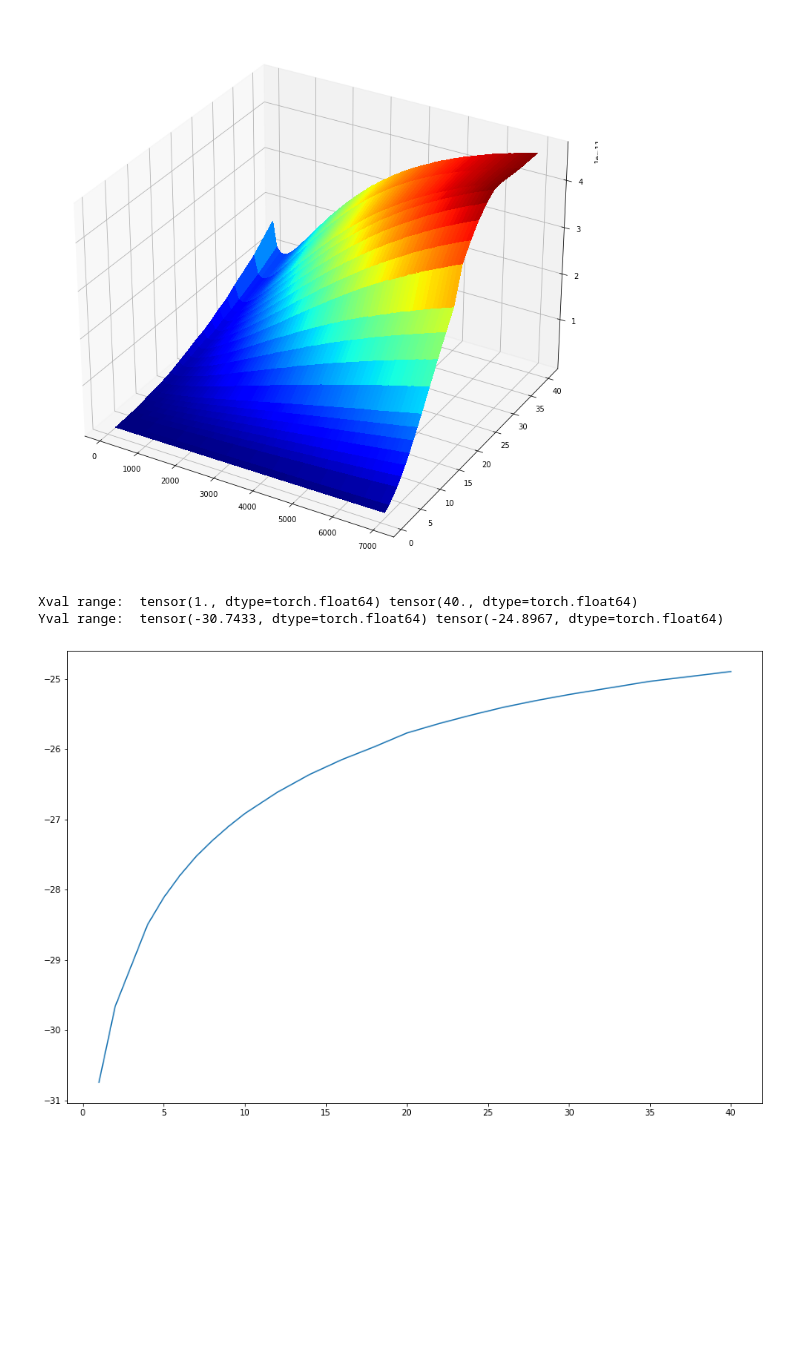
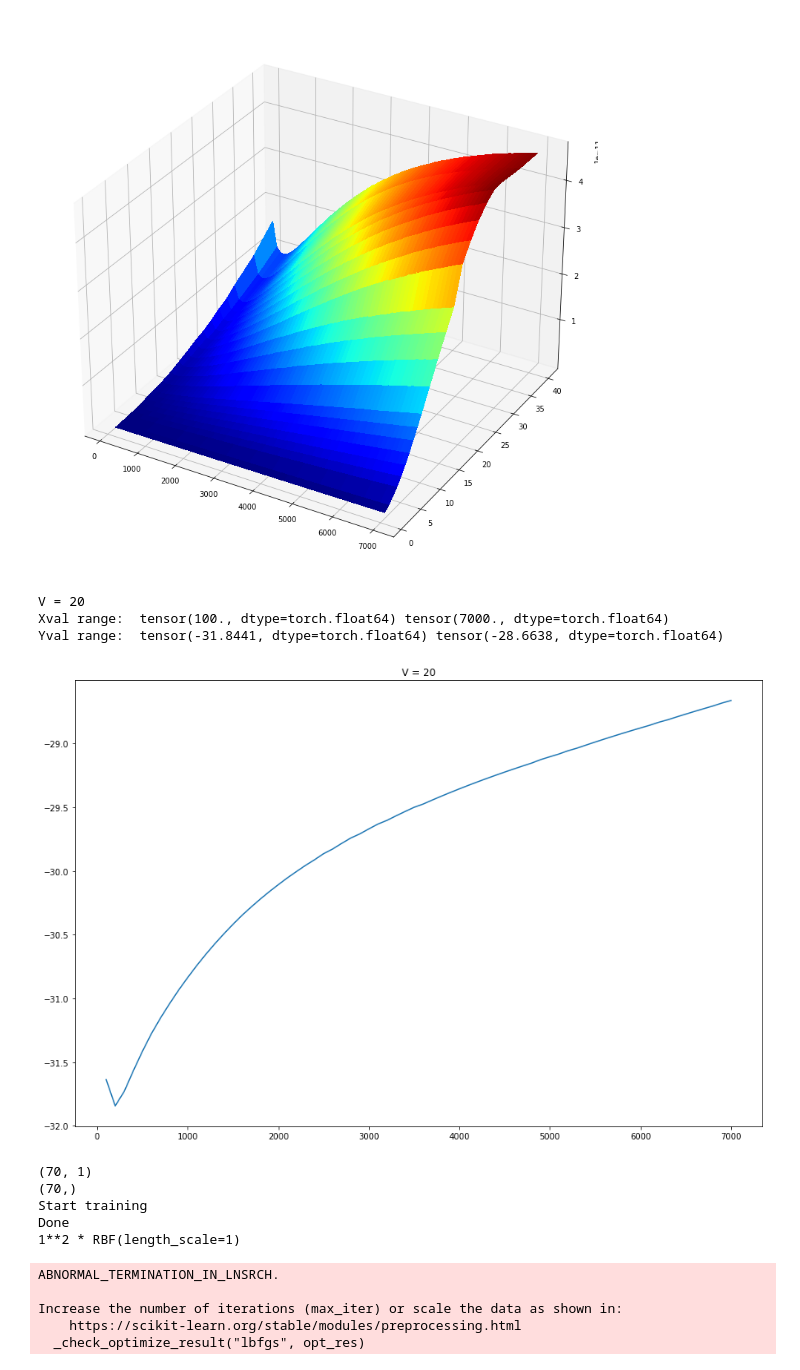
Before and after one commit to lstorchi/CurveFittingML, a Jupyter notebook: fittingviaGP.ipynb, the cells around one changed output. Cells and saved outputs as stored; diff of their text form; code cells hidden in the pictures; blank space fills up the shorter version.

```diff
--- a/fittingviaGP.ipynb
+++ b/fittingviaGP.ipynb
@@ -95,8 +111,5 @@ def plotfull3dcurve (df, vib_values, temp_values):
 filename = "N2N2_dataset.xls"
 df, vib_values , temp_values = filterinitialset (filename)
 plotfull3dcurve (df, vib_values, temp_values)
-
-train_x = torch.linspace(0, 1, len(vib_values), dtype=torch.float64)
-train_y = torch.linspace(0, 1, len(vib_values), dtype=torch.float64)
 # %% [output]
 [figure]
@@ -103,26 +210,55 @@ train_y = torch.linspace(0, 1, len(vib_values), dtype=torch.float64)
 # %%
-selectedtemp = temp_values[10]
+usescikt = True
 
-for idx in range(len(vib_values)):
-    train_x[idx] = vib_values[idx]
+train_x = torch.linspace(0, 1, len(temp_values), dtype=torch.float64)
+train_y = torch.linspace(0, 1, len(temp_values), dtype=torch.float64)
 
-    yval = df[selectedtemp].values[idx]
-    #usinh log sdcale
-    yval = math.log(yval)
-    train_y[idx] = yval
+for vibidx, selectedvib in enumerate(vib_values[13:14]):
 
-minx = torch.min(train_x)
-maxx = torch.max(train_x)
-print("Xval range: ", minx, maxx)
+    for idx, t in enumerate(temp_values):
+        train_x[idx] = t
 
-miny = torch.min(train_y)
-maxy = torch.max(train_y)
-print("Yval range: ", miny, maxy)
+        yval = df[t].values[vibidx]
+        yval = math.log(yval)
+        train_y[idx] = yval
 
-plt.plot(train_x.numpy(), train_y.numpy())
-plt.gcf().set_size_inches(15, 10)
-plt.show()
+    print("V = " + str(selectedvib))
+    minx = torch.min(train_x)
+    maxx = torch.max(train_x)
+    print("Xval range: ", minx, maxx)
+
+    miny = torch.min(train_y)
+    maxy = torch.max(train_y)
+    print("Yval range: ", miny, maxy)
+
+    plt.title("V = " + str(selectedvib))
+    plt.plot(train_x.numpy(), train_y.numpy())
+    plt.gcf().set_size_inches(15, 10)
+    plt.show()
+
+    if usescikt:
+        x = train_x.numpy().reshape(-1, 1)
+        y = train_y.numpy()
+
+        print(x.shape)
+        print(y.shape)
+
+        fitusingscikitl (x, y, minx, maxx)
+
+    else:
+        fitusinggpt (train_x, train_y, minx, maxx)
 # %% [output]
-Xval range:  tensor(1., dtype=torch.float64) tensor(40., dtype=torch.float64)
-Yval range:  tensor(-30.7433, dtype=torch.float64) tensor(-24.8967, dtype=torch.float64)
+V = 20
+Xval range:  tensor(100., dtype=torch.float64) tensor(7000., dtype=torch.float64)
+Yval range:  tensor(-31.8441, dtype=torch.float64) tensor(-28.6638, dtype=torch.float64)
-[figure, old version]
+[figure, new version]
+(70, 1)
+(70,)
+Start training
+Done
+1**2 * RBF(length_scale=1)
+ABNORMAL_TERMINATION_IN_LNSRCH.
+
+Increase the number of iterations (max_iter) or scale the data as shown in:
+    https://scikit-learn.org/stable/modules/preprocessing.html
+  _check_optimize_result("lbfgs", opt_res)
```
Also changed, not shown: parts of 8 cells of this notebook.
